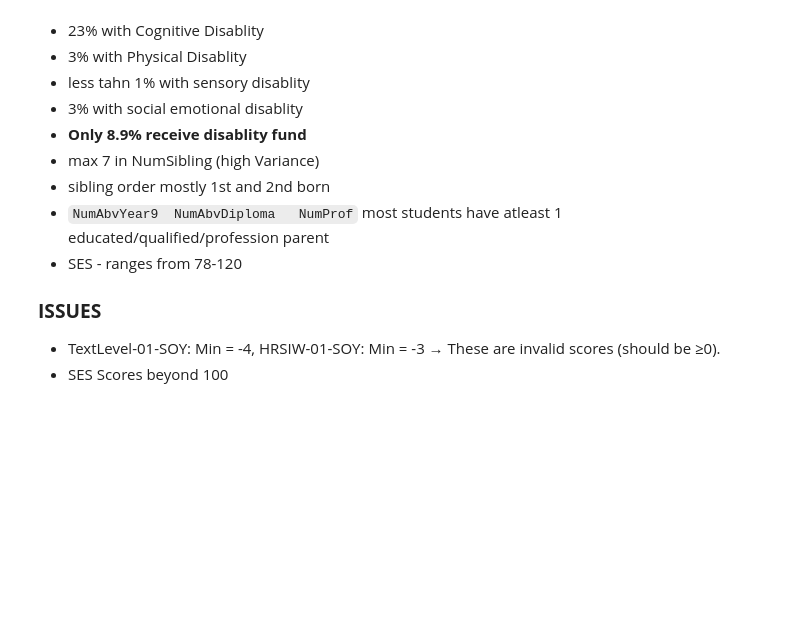
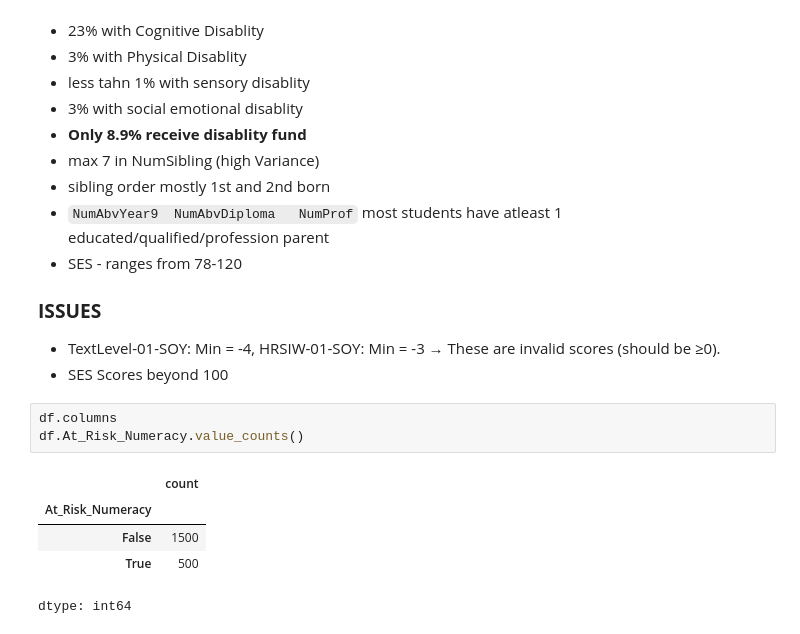
Before and after one commit to anshumbanga/Projects, a Jupyter notebook: LA4_SCHOOL/Data Accessing.ipynb, the cells around one changed output. Drawn from its saved outputs; the diff is of its cells as text; blank space fills up the shorter version.

```diff
--- a/LA4_SCHOOL/Data Accessing.ipynb
+++ b/LA4_SCHOOL/Data Accessing.ipynb
@@ -243,3 +243,12 @@ df.describe()
 ### **ISSUES**
 - TextLevel-01-SOY: Min = -4, HRSIW-01-SOY: Min = -3 → These are invalid scores (should be ≥0).
 - SES Scores beyond 100
+# %%
+df.columns
+df.At_Risk_Numeracy.value_counts()
+# %% [output]
+|  | count |
+| At_Risk_Numeracy |  |
+| False | 1500 |
+| True | 500 |
+dtype: int64
```
Also changed, not shown: parts of 2 cells of this notebook.
